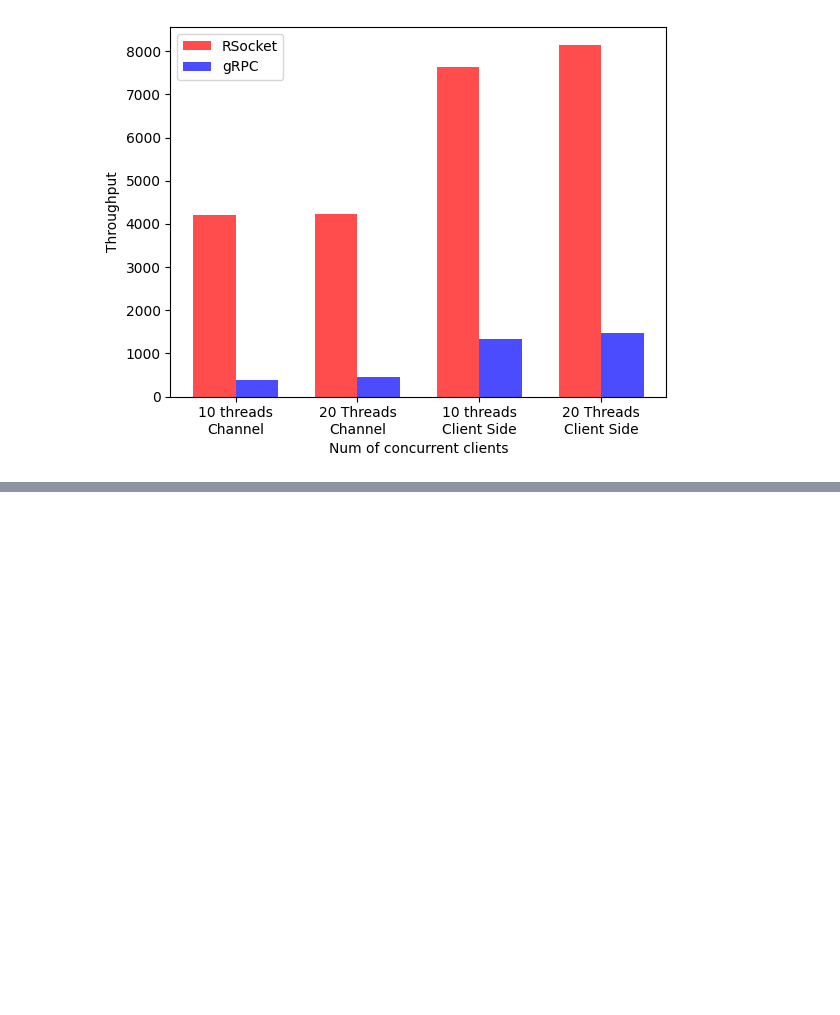
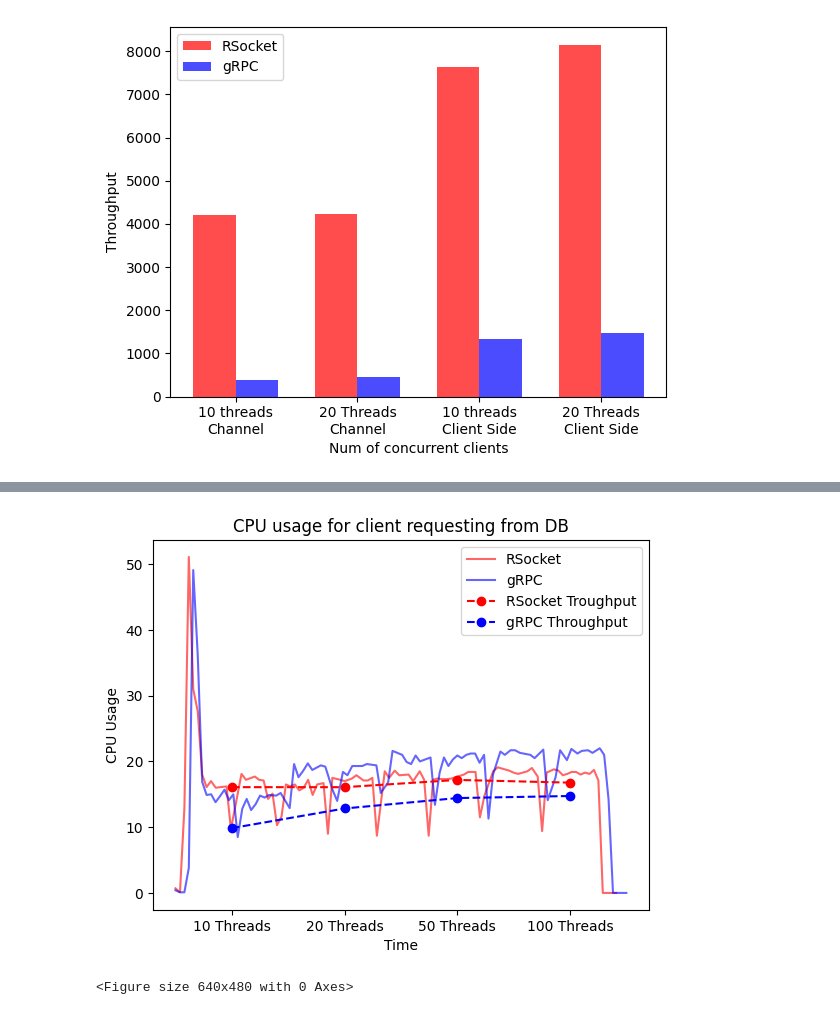
Before and after one commit to pratham-kundan/rsocket-grpc-benchmark, a Jupyter notebook: Results/scripts/iscript.ipynb, the cells around one changed output, grey strips where cells are left out. Cells and saved outputs as stored; diff of their text form; code cells hidden in the pictures; blank space fills up the shorter version.

Commit message:
added db request response benchmark and results

```diff
--- a/Results/scripts/iscript.ipynb
+++ b/Results/scripts/iscript.ipynb
@@ -660,0 +671,13 @@ draw_throughput_chart(
+# %%
+draw_cpu_chart(
+    rsocket_db_clients_cpu,
+    grpc_db_clients_cpu,
+    rsocket_db_clients_throughput,
+    grpc_db_clients_throughput,
+    ["10 Threads", "20 Threads", "50 Threads", "100 Threads"],
+    title="CPU usage for client requesting from DB"
+)
+plt.savefig("../graphs/db_req_res_cpu")
+# %% [output]
+[figure, added]
+<Figure size 640x480 with 0 Axes>
```
Also changed, not shown: parts of 8 cells of this notebook, 13 other files.
